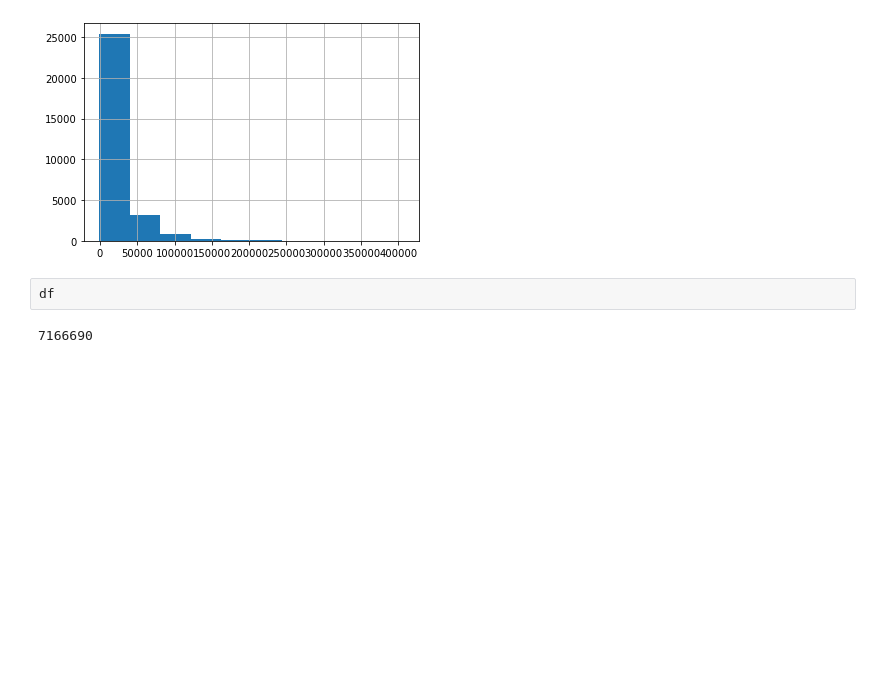
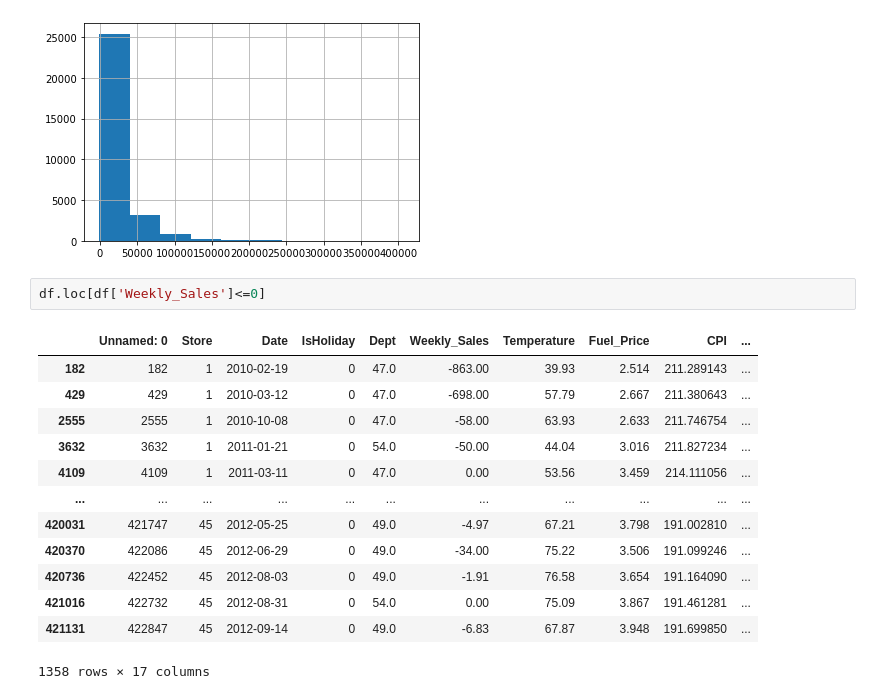
Before and after one commit to joann-balraj/Walmart_Analysis, a Jupyter notebook: Workbook.ipynb, the cells around one changed output. Cells and saved outputs as stored; diff of their text form; blank space fills up the shorter version.

```diff
--- a/Workbook.ipynb
+++ b/Workbook.ipynb
@@ -219,7 +238,19 @@ December.Weekly_Sales.hist()
 # %% [output]
 <AxesSubplot:>
 [figure]
-# %%
-df
-# %% [output]
-7166690
+# %%
+df.loc[df['Weekly_Sales']<=0]
+# %% [output]
+|  | Unnamed: 0 | Store | Date | IsHoliday | Dept | Weekly_Sales | Temperature | Fuel_Price | CPI | ... |
+| 182 | 182 | 1 | 2010-02-19 | 0 | 47.0 | -863.00 | 39.93 | 2.514 | 211.289143 | ... |
+| 429 | 429 | 1 | 2010-03-12 | 0 | 47.0 | -698.00 | 57.79 | 2.667 | 211.380643 | ... |
+| 2555 | 2555 | 1 | 2010-10-08 | 0 | 47.0 | -58.00 | 63.93 | 2.633 | 211.746754 | ... |
+| 3632 | 3632 | 1 | 2011-01-21 | 0 | 54.0 | -50.00 | 44.04 | 3.016 | 211.827234 | ... |
+| 4109 | 4109 | 1 | 2011-03-11 | 0 | 47.0 | 0.00 | 53.56 | 3.459 | 214.111056 | ... |
+| ... | ... | ... | ... | ... | ... | ... | ... | ... | ... | ... |
+| 420031 | 421747 | 45 | 2012-05-25 | 0 | 49.0 | -4.97 | 67.21 | 3.798 | 191.002810 | ... |
+| 420370 | 422086 | 45 | 2012-06-29 | 0 | 49.0 | -34.00 | 75.22 | 3.506 | 191.099246 | ... |
+| 420736 | 422452 | 45 | 2012-08-03 | 0 | 49.0 | -1.91 | 76.58 | 3.654 | 191.164090 | ... |
+| 421016 | 422732 | 45 | 2012-08-31 | 0 | 54.0 | 0.00 | 75.09 | 3.867 | 191.461281 | ... |
+| 421131 | 422847 | 45 | 2012-09-14 | 0 | 49.0 | -6.83 | 67.87 | 3.948 | 191.699850 | ... |
+1358 rows × 17 columns
```
Also changed, not shown: parts of 4 cells of this notebook.
